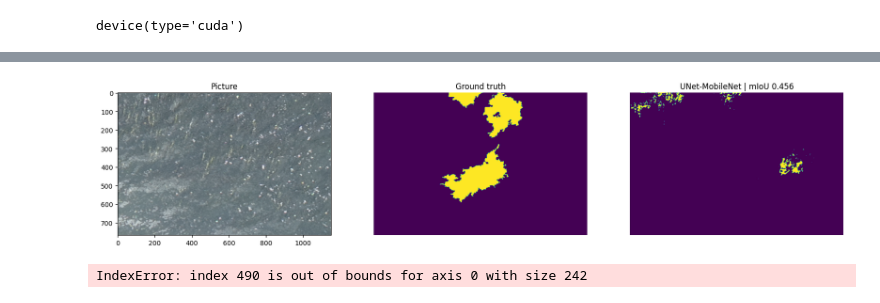
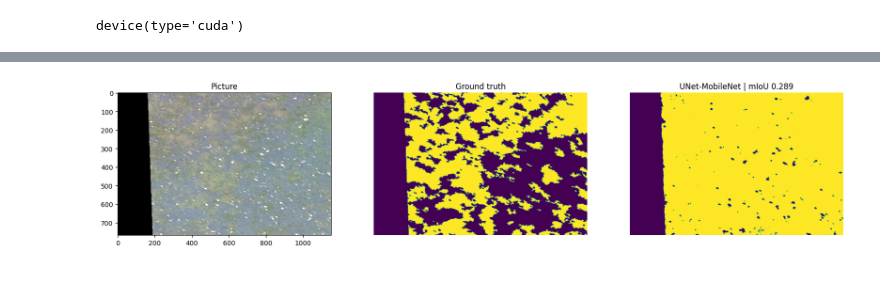
Before and after one commit to Rachel-Fan/ArcgisPro-Customized-Toolbox, a Jupyter notebook: Notebook/Unet_WA_non_zero_BB-BatchSize8_lr-4_.ipynb, the cells around one changed output, grey strips where cells are left out. Cells and saved outputs as stored; diff of their text form; code cells hidden in the pictures.

Commit message:
Unet notebook update

```diff
--- a/Notebook/Unet_WA_non_zero_BB-BatchSize8_lr-4_.ipynb
+++ b/Notebook/Unet_WA_non_zero_BB-BatchSize8_lr-4_.ipynb
@@ -42,7 +113,7 @@ device(type='cuda')
 from pathlib import Path
 
 # For local file paths (Windows)
-data_directory = Path(r'C:\Users\GeoFly\Documents\rfan\Seagrass\image\WA_Non_Zero')
+data_directory = Path(r'D:\ML_Seagrass\SourceData\Alaska\Alaska\train')
 
 IMAGE_PATH = data_directory / "image"
 MASK_PATH = data_directory / "index"
@@ -459,3 +580,10 @@ import torchvision.transforms as transforms
 
 def to_tensor(image):
     return transforms.ToTensor()(image)
+# %%
+
+# Step 1: Load the entire model
+model = torch.load('Unet-mobilenet2-batchsize4-Alaska_lr-4.pt')
+
+# Step 2: Switch the model to evaluation mode
+model.eval()
@@ -472,8 +618,9 @@ class DroneTestDataset(Dataset):
 
     def __getitem__(self, idx):
         # Create image and mask paths using pathlib
-        img_path = self.img_path / f'{self.X[idx]}.png'
-        mask_path = self.mask_path / f'{self.X[idx]}.png'
+        img_file_name = f'{self.X[idx]}.png'
+        img_path = self.img_path / img_file_name
+        mask_path = self.mask_path / img_file_name
 
         # Read and convert the image to RGB using OpenCV
         img = cv2.imread(str(img_path))
@@ -484,7 +631,6 @@ class DroneTestDataset(Dataset):
 
         if self.transform is not None:
             # Convert image and mask to NumPy arrays for transformation
-            # Note: Assuming self.transform can handle NumPy arrays directly
             transformed = self.transform(image=img, mask=mask)
             img = transformed['image']
             mask = transformed['mask']
@@ -495,7 +641,8 @@ class DroneTestDataset(Dataset):
         # Convert mask to a PyTorch tensor
         mask = torch.from_numpy(mask).long()
 
-        return img, mask
+        # Return the image, mask, and file name
+        return img, mask, img_file_name
 
 t_test = A.Resize(768, 1152, interpolation=cv2.INTER_NEAREST)
 test_set = DroneTestDataset(IMAGE_PATH, MASK_PATH, X_test, transform=t_test)
@@ -630,36 +814,19 @@ ax3.set_axis_off()
 # %%
-image3, mask3 = test_set[5]
+image3, mask3 = test_set[33]
 pred_mask3, score3 = predict_image_mask_miou(model, image3, mask3)
 
 fig, (ax1, ax2, ax3) = plt.subplots(1,3, figsize=(20,10))
 ax1.imshow(image3)
 ax1.set_title('Picture');
 
 ax2.imshow(mask3)
 ax2.set_title('Ground truth')
 ax2.set_axis_off()
 
 ax3.imshow(pred_mask3)
 ax3.set_title('UNet-MobileNet | mIoU {:.3f}'.format(score3))
 ax3.set_axis_off()
 # %% [output]
-[figure, old version]
+[figure, new version]
-# %%
-image4, mask4 = test_set[490]
-pred_mask4, score4 = predict_image_mask_miou(model, image4, mask4)
-
-fig, (ax1, ax2, ax3) = plt.subplots(1,3, figsize=(20,10))
-ax1.imshow(image4)
-ax1.set_title('Picture');
-
-ax2.imshow(mask4)
-ax2.set_title('Ground truth')
-ax2.set_axis_off()
-
-ax3.imshow(pred_mask4)
-ax3.set_title('UNet-MobileNet | mIoU {:.3f}'.format(score3))
-ax3.set_axis_off()
-# %% [output]
-IndexError: index 490 is out of bounds for axis 0 with size 242
 # %%
 print('Test Set mIoU', np.mean(mob_miou))
```
Also changed, not shown: parts of 25 cells of this notebook, 2 other files.
